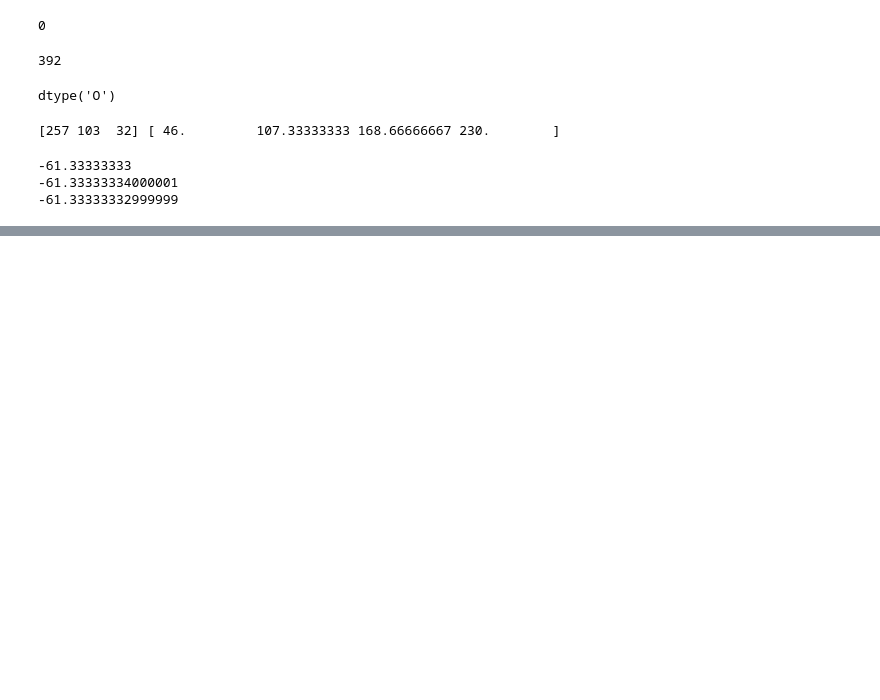
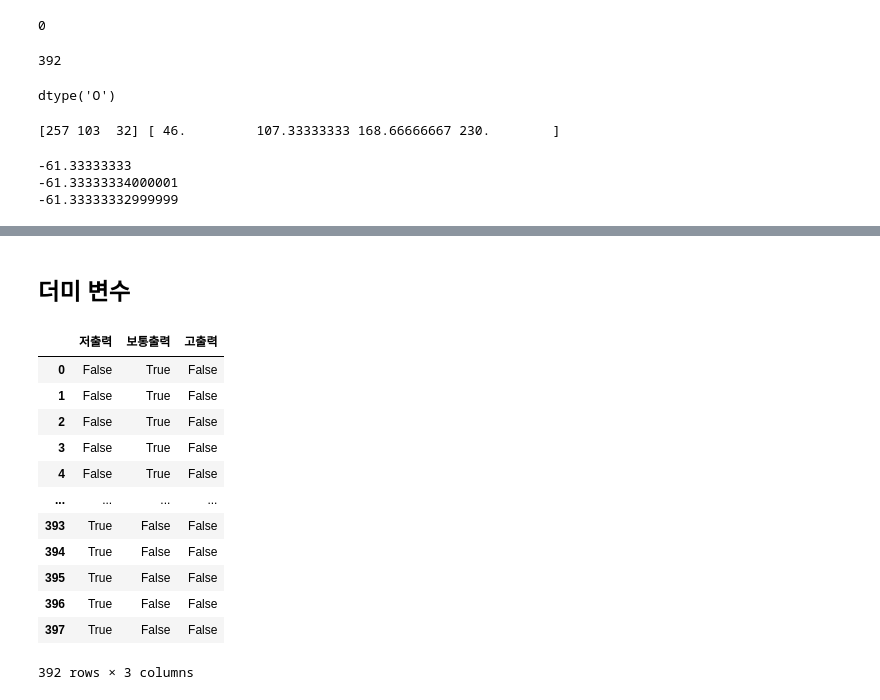
Before and after one commit to hayaboy/ADP_Practical_Exam, a Jupyter notebook: 3_5데이터_특성_공학.ipynb, the cells around one changed output, grey strips where cells are left out. Drawn from its saved outputs; the diff is of its cells as text; code cells hidden in the pictures; blank space fills up the shorter version.

```diff
--- a/3_5데이터_특성_공학.ipynb
+++ b/3_5데이터_특성_공학.ipynb
@@ -348,0 +388,18 @@ print(168.66666667 - 230)
+# %% [markdown]
+## 더미 변수
+# %%
+pd.get_dummies(df['hp_bin'])
+# %% [output]
+|  | 저출력 | 보통출력 | 고출력 |
+| 0 | False | True | False |
+| 1 | False | True | False |
+| 2 | False | True | False |
+| 3 | False | True | False |
+| 4 | False | True | False |
+| ... | ... | ... | ... |
+| 393 | True | False | False |
+| 394 | True | False | False |
+| 395 | True | False | False |
+| 396 | True | False | False |
+| 397 | True | False | False |
+392 rows × 3 columns
```
Also changed, not shown: parts of 26 cells of this notebook.
